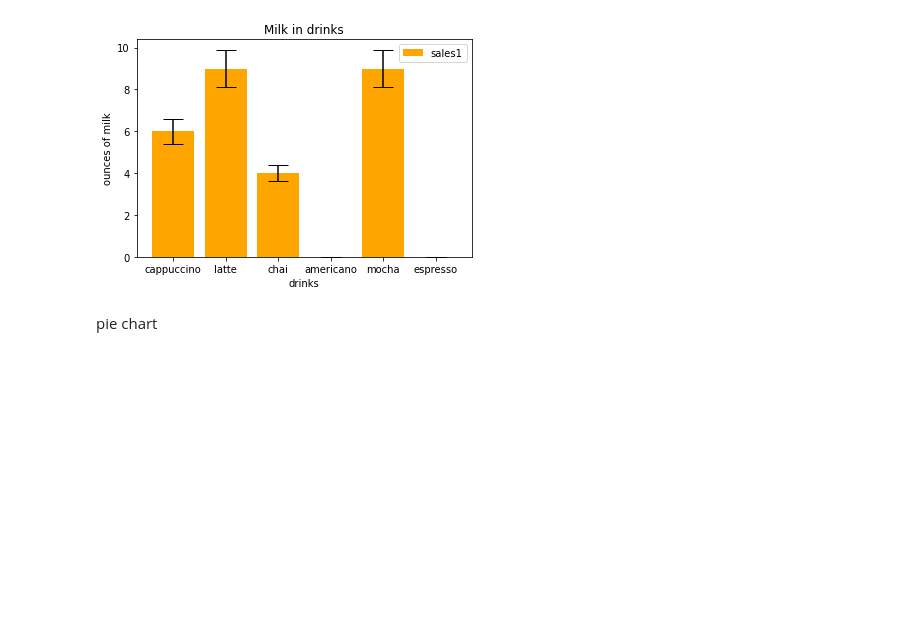
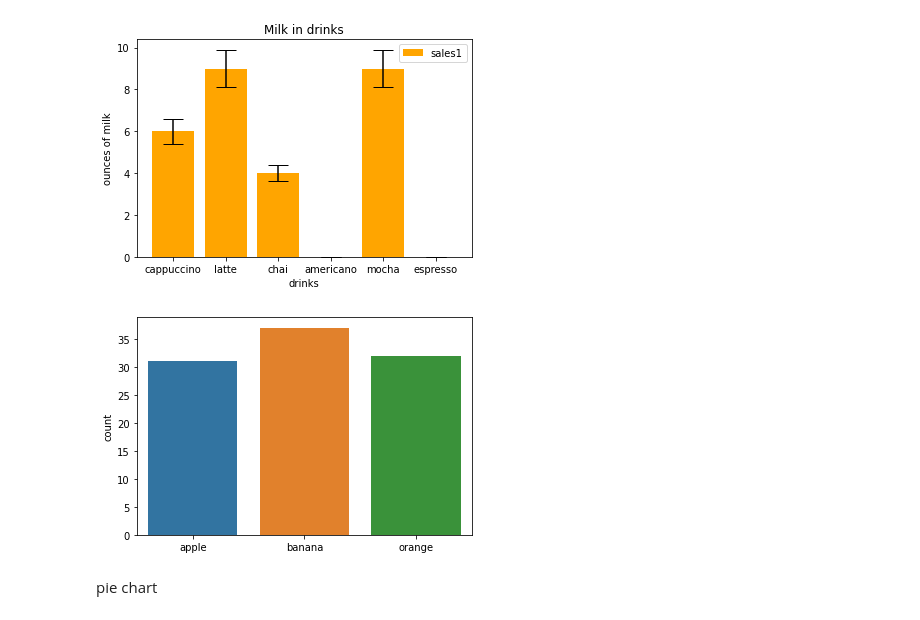
Before and after one commit to chickooooo/data_science_resources, a Jupyter notebook: data_visualization.ipynb, the cells around one changed output. Cells and saved outputs as stored; diff of their text form; code cells hidden in the pictures; blank space fills up the shorter version.

Commit message:
added more data viz notes

```diff
--- a/data_visualization.ipynb
+++ b/data_visualization.ipynb
@@ -191,6 +191,12 @@ plt.legend()
 plt.show()
 # %% [output]
 [figure]
+# %%
+data = random.choices(["apple", "orange", "banana"], k=100)
+sns.countplot(x=data, order=["apple", "banana", "orange"])
+plt.show()
+# %% [output]
+[figure, added]
 # %% [markdown]
 pie chart
 # %%
```
Also changed, not shown: parts of 15 cells of this notebook.
